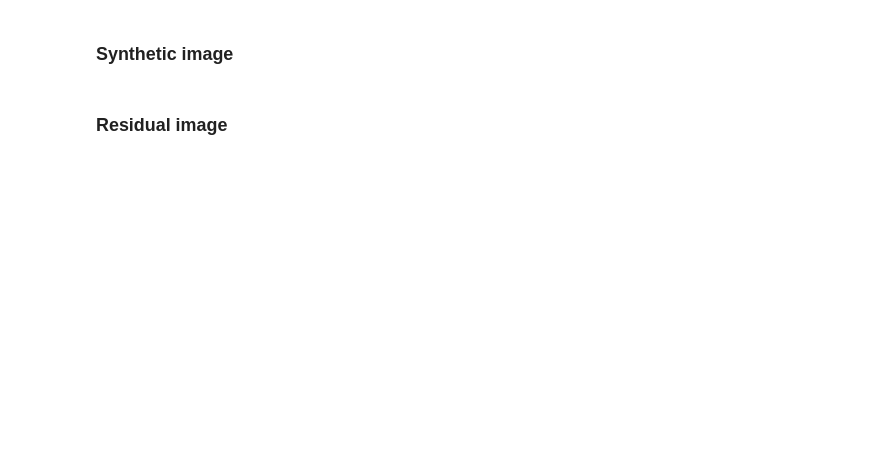
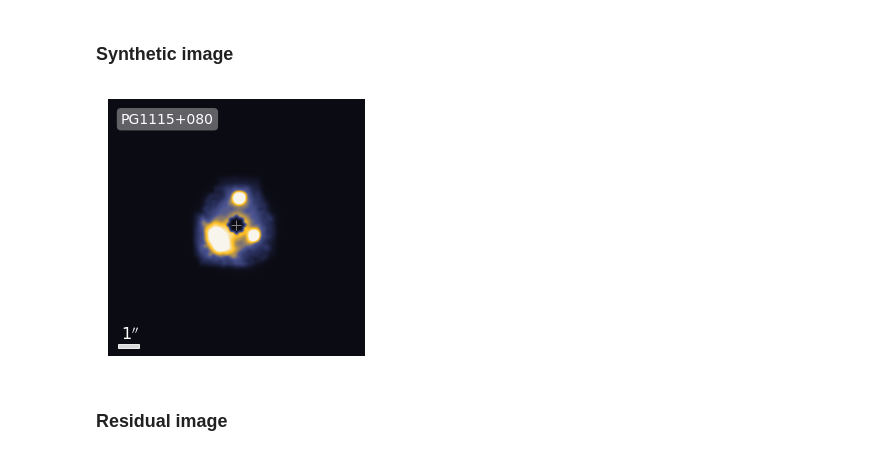
Before and after one commit to phdenzel/delays, a Jupyter notebook: synthgen.ipynb, the cells around one changed output. Cells and saved outputs as stored; diff of their text form; code cells hidden in the pictures; blank space fills up the shorter version.

```diff
--- a/synthgen.ipynb
+++ b/synthgen.ipynb
@@ -484,30 +274,32 @@ plt.show()
 # %% [markdown]
 ### Synthetic image
 # %%
-plt.imshow(synth, extent=reconsrc.extent, vmax=0.75*lvmax, **plt_kw)
+plt.imshow(np.log10(synth+1), extent=reconsrc.extent, vmax=np.log10(0.20*lvmax+1), **plt_kw)
 
 # labels and annotations
 plot_scalebar(R=reconsrc.lensobject.mapr, length=1)
 plot_labelbox(lens, position='top left')
 
 # # force mask
 # m = reconsrc.image_mask()
 # m = reconsrc.mask
 # msk = np.zeros(m.shape + (4,))
 # msk[:, :, 3] = m
 # plt.imshow(msk, origin='lower', extent=lo.extent)
 
 # mask cross
 c = reconsrc.lensobject.roi.buffer.center
 c = (c - reconsrc.lensobject.center.xy) * reconsrc.lensobject.px2arcsec[0]
 plt.plot(*c, marker='+', markersize=10, color='grey')
 
 plt.axis('off')
 plt.gcf().axes[0].get_xaxis().set_visible(False)
 plt.gcf().axes[0].get_yaxis().set_visible(False)
 plt.tight_layout()
 plt.savefig("results/{}_{}_best_synth.pdf".format(lens, lm.filename.replace('.state', '')), transparent=True, bbox_inches='tight', pad_inches=0)
 plt.show()
+# %% [output]
+[figure, added]
 # %% [markdown]
 ### Residual image
 # %%
```
Also changed, not shown: parts of 31 cells of this notebook, 6 other files.
